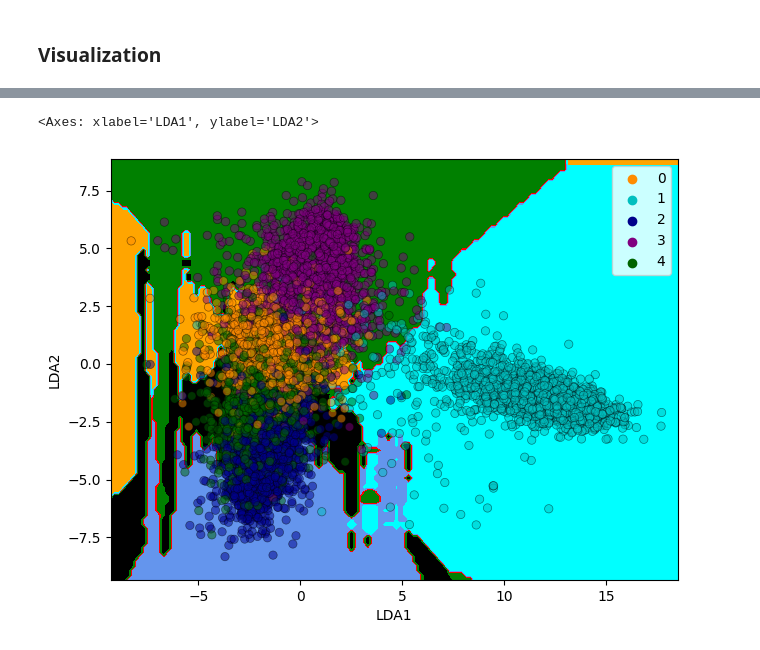
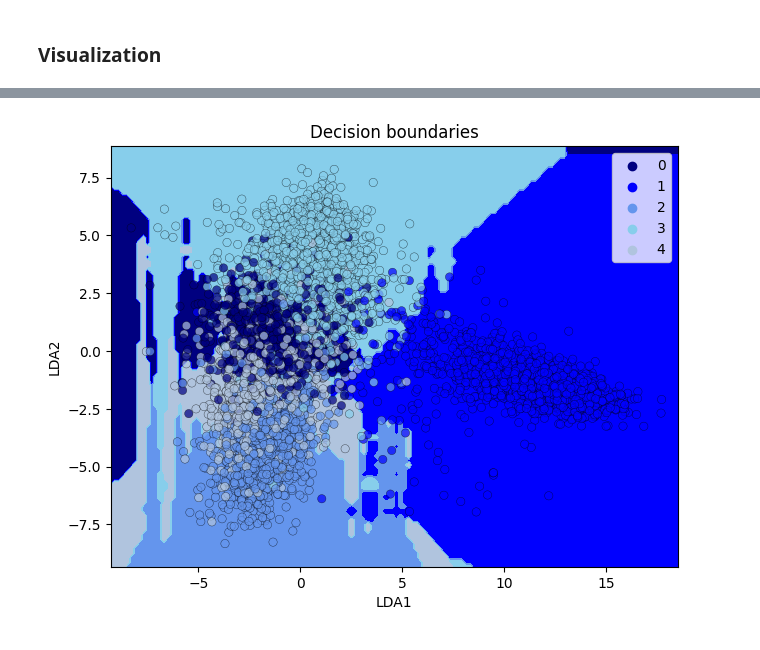
Before and after one commit to julielhagen/Clothing_classification-, a Jupyter notebook: NaiveBayes.ipynb, the cells around one changed output, grey strips where cells are left out. Cells and saved outputs as stored; diff of their text form; code cells hidden in the pictures.

```diff
--- a/NaiveBayes.ipynb
+++ b/NaiveBayes.ipynb
@@ -243,14 +263,15 @@ NameError: name 'i' is not defined
 # %%
+# Define subplots
 fig, ax = plt.subplots()
 plt.tight_layout();
 
-cmap_light = ListedColormap(['orange', 'cyan', 'cornflowerblue', 'red', 'green', 'black'])
-ax.contourf(xx, yy, Z, cmap=cmap_light)
+cmap_light = ListedColormap(['navy','b','cornflowerblue','skyblue','lightsteelblue'])
 
-cmap_bold = ['darkorange', 'c', 'darkblue', 'purple', 'darkgreen', 'black']
+# Plot decision boundery
+ax.contourf(xx, yy, Z, 4, cmap=cmap_light)
+
 # Plot also the training points
-sns.scatterplot(x='LDA1', y="LDA2", hue=y, data=X, palette=cmap_bold, alpha=0.5, edgecolor="black", ax=ax)
-#ax.set_title(f"Boosting stages: {n_estimators[i]} Learning rate: {learning_rate[j]}");
+sns.scatterplot(x='LDA1', y="LDA2", hue=y, data=X, palette=cmap_light, alpha=0.7, edgecolor="black", linewidth=0.3, ax=ax)
+ax.set_title('Decision boundaries');
 # %% [output]
-<Axes: xlabel='LDA1', ylabel='LDA2'>
-[figure, old version]
+[figure, new version]
```
Also changed, not shown: parts of 21 cells of this notebook.
